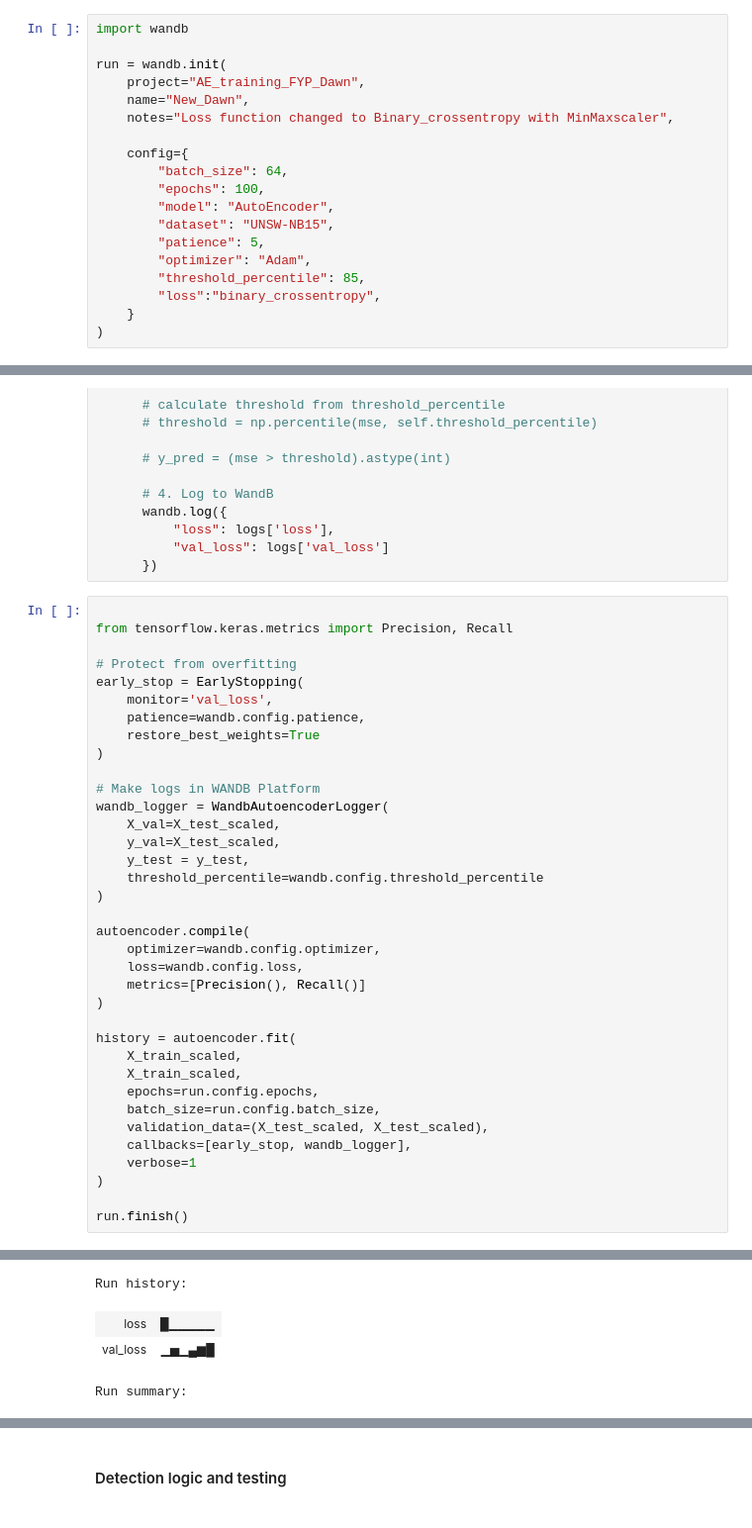
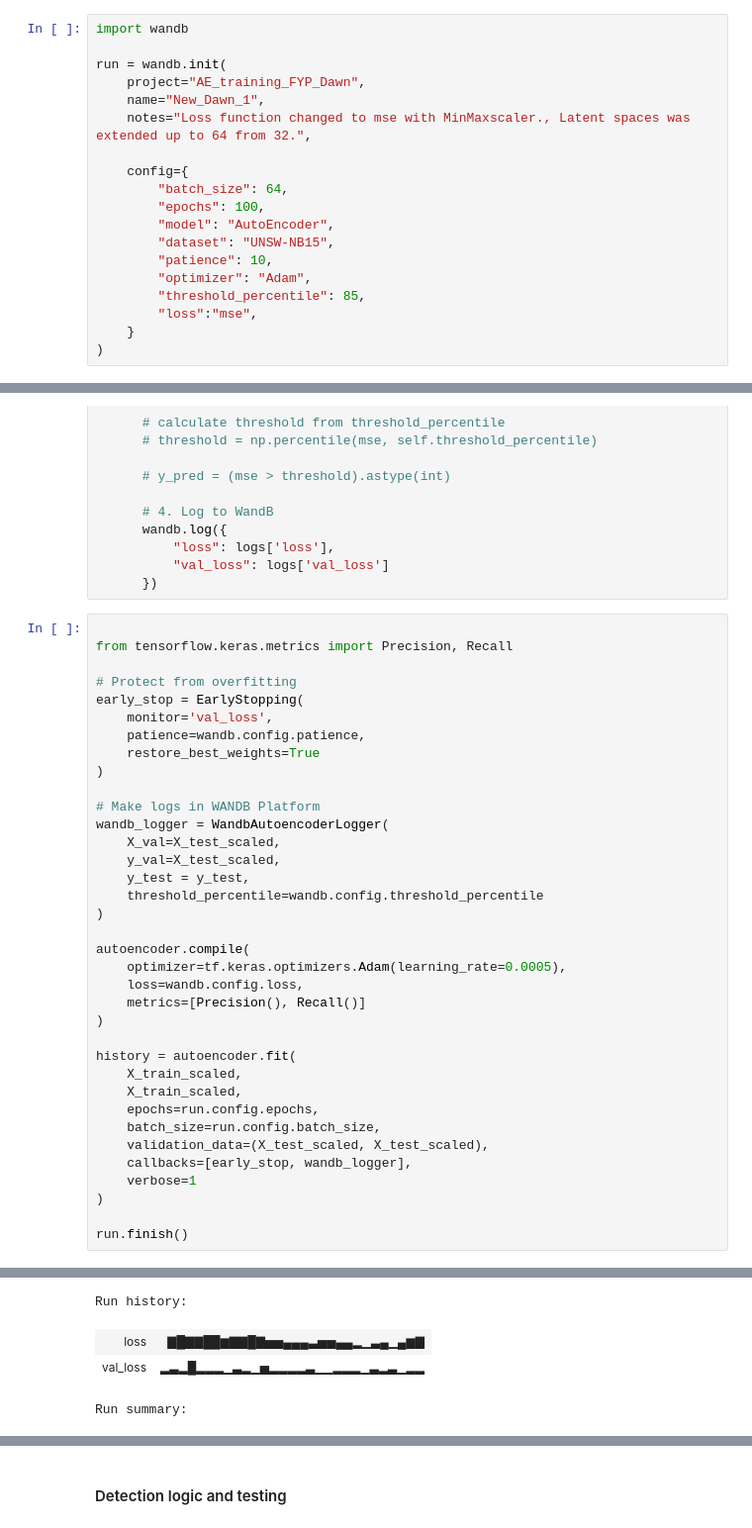
Before and after one commit to rodgerrashan/FlowGuard, a Jupyter notebook: detectionModel/notebooks/AE_training_FYP.ipynb, the cells around one changed output, grey strips where cells are left out. Shown: that part at 99% size. Saved outputs shown, nothing was run; the diff lists cells and outputs as text.

```diff
--- a/detectionModel/notebooks/AE_training_FYP.ipynb
+++ b/detectionModel/notebooks/AE_training_FYP.ipynb
@@ -284,18 +294,18 @@ import wandb
 
 run = wandb.init(
     project="AE_training_FYP_Dawn",
-    name="New_Dawn",
-    notes="Loss function changed to Binary_crossentropy with MinMaxscaler",
+    name="New_Dawn_1",
+    notes="Loss function changed to mse with MinMaxscaler., Latent spaces was extended up to 64 from 32.",
 
     config={
         "batch_size": 64,
         "epochs": 100,
         "model": "AutoEncoder",
         "dataset": "UNSW-NB15",
-        "patience": 5,
+        "patience": 10,
         "optimizer": "Adam",
         "threshold_percentile": 85,
-        "loss":"binary_crossentropy",
+        "loss":"mse",
     }
 )
 # %% [output]
@@ -357,7 +373,7 @@ wandb_logger = WandbAutoencoderLogger(
 )
 
 autoencoder.compile(
-    optimizer=wandb.config.optimizer,
+    optimizer=tf.keras.optimizers.Adam(learning_rate=0.0005),
     loss=wandb.config.loss,
     metrics=[Precision(), Recall()]
 )
@@ -389,5 +410,5 @@ Epoch 6/100
 [interactive output not drawn]
 Run history:
-| loss | █▁▁▁▁▁ |
-| val_loss | ▁▅▁▄▆█ |
+| loss | ▇█▇▇██▆▇▇█▇▅▅▄▄▄▃▅▅▄▄▂▁▃▄▁▄▆▇ |
+| val_loss | ▂▃▂█▂▂▂▁▃▂▁▅▂▂▂▂▃▁▁▂▂▂▁▃▂▃▁▂▂ |
 Run summary:
```
Also changed, not shown: parts of 19 cells of this notebook.
